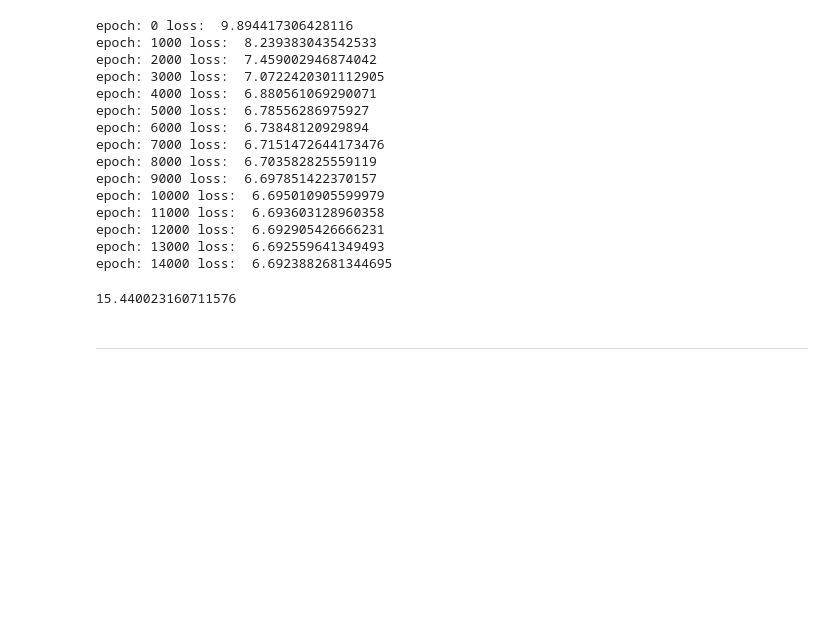
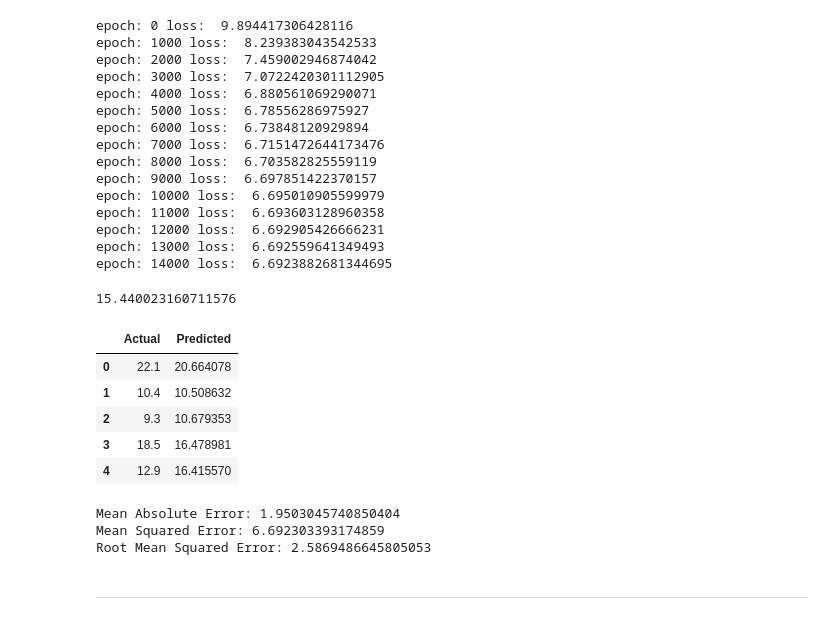
Before and after one commit to jcleung11/100_page_ml, a Jupyter notebook: code/chapter4/grad_dec.ipynb, the cells around one changed output. Cells and saved outputs as stored; diff of their text form; code cells hidden in the pictures; blank space fills up the shorter version.

```diff
--- a/code/chapter4/grad_dec.ipynb
+++ b/code/chapter4/grad_dec.ipynb
@@ -89,6 +93,29 @@ y_new = predict(x_new, w, b)
 y_new
 # %% [output]
 15.440023160711576
+# %%
+out = []
+for i in range(len(data)):
+    tmp = predict(data['total_spend'][i], w, b)
+    out.append(tmp)
+
+df = pd.DataFrame({'Actual': data['sales'], 'Predicted': out})
+df.head()
+# %% [output]
+|  | Actual | Predicted |
+| 0 | 22.1 | 20.664078 |
+| 1 | 10.4 | 10.508632 |
+| 2 | 9.3 | 10.679353 |
+| 3 | 18.5 | 16.478981 |
+| 4 | 12.9 | 16.415570 |
+# %%
+print('Mean Absolute Error:', metrics.mean_absolute_error(df.Actual, df.Predicted))
+print('Mean Squared Error:', metrics.mean_squared_error(df.Actual, df.Predicted))
+print('Root Mean Squared Error:', np.sqrt(metrics.mean_squared_error(df.Actual, df.Predicted)))
+# %% [output]
+Mean Absolute Error: 1.9503045740850404
+Mean Squared Error: 6.692303393174859
+Root Mean Squared Error: 2.5869486645805053
 # %% [markdown]
 ---
 # %% [markdown]
```
Also changed, not shown: parts of 4 cells of this notebook.
